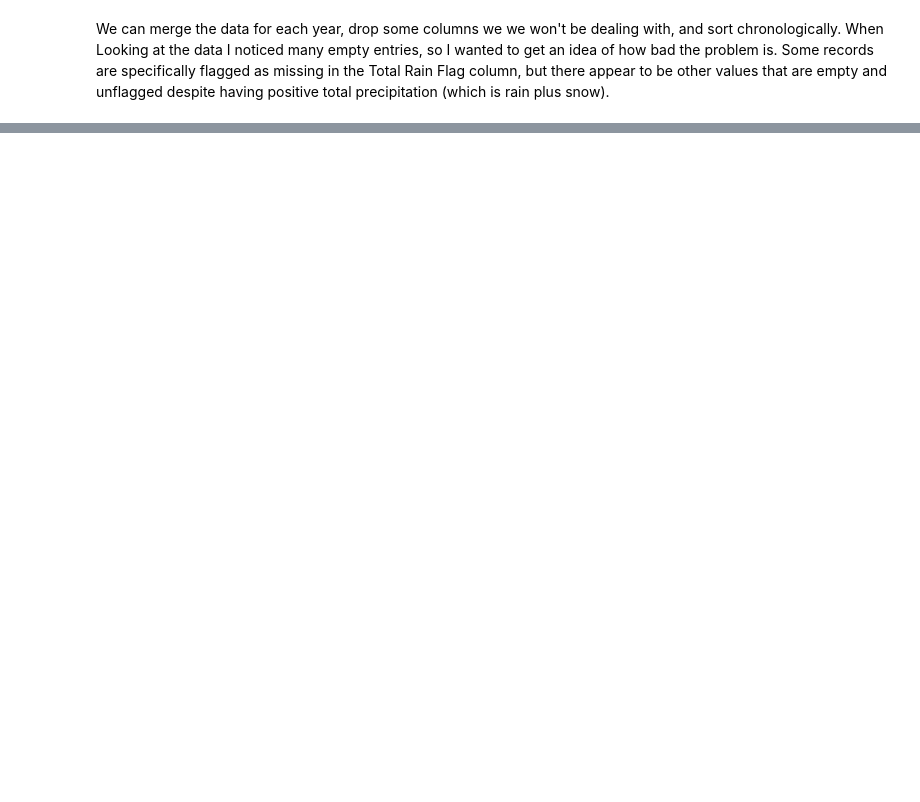
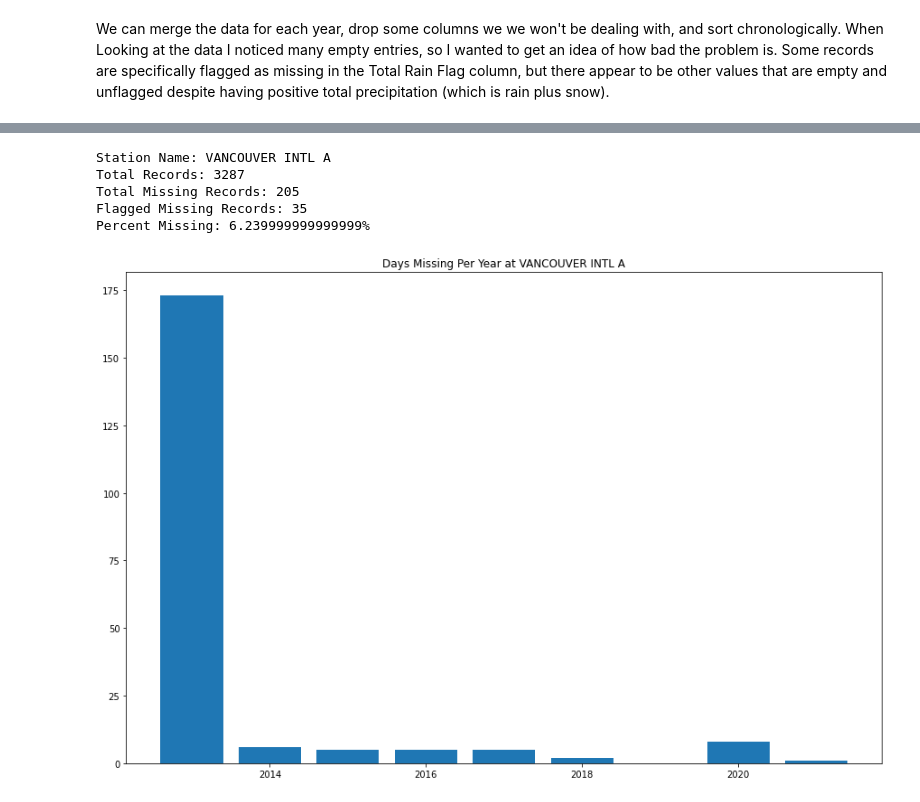
Before and after one commit to AlanJohnM/Modelling-Raincouver, a Jupyter notebook: Raincouver.ipynb, the cells around one changed output, grey strips where cells are left out. Drawn from its saved outputs; the diff is of its cells as text; code cells hidden in the pictures; blank space fills up the shorter version.

```diff
--- a/Raincouver.ipynb
+++ b/Raincouver.ipynb
@@ -154,0 +156,9 @@ IndexError: index 1 is out of bounds for axis 0 with size 1
+# %%
+analyzeMissing(weather_data[weather_data["Station Name"] == stations[2]])
+# %% [output]
+Station Name: VANCOUVER INTL A
+Total Records: 3287
+Total Missing Records: 205
+Flagged Missing Records: 35
+Percent Missing: 6.239999999999999%
+[figure, added]
```
Also changed, not shown: parts of 36 cells of this notebook, 5 other files.
